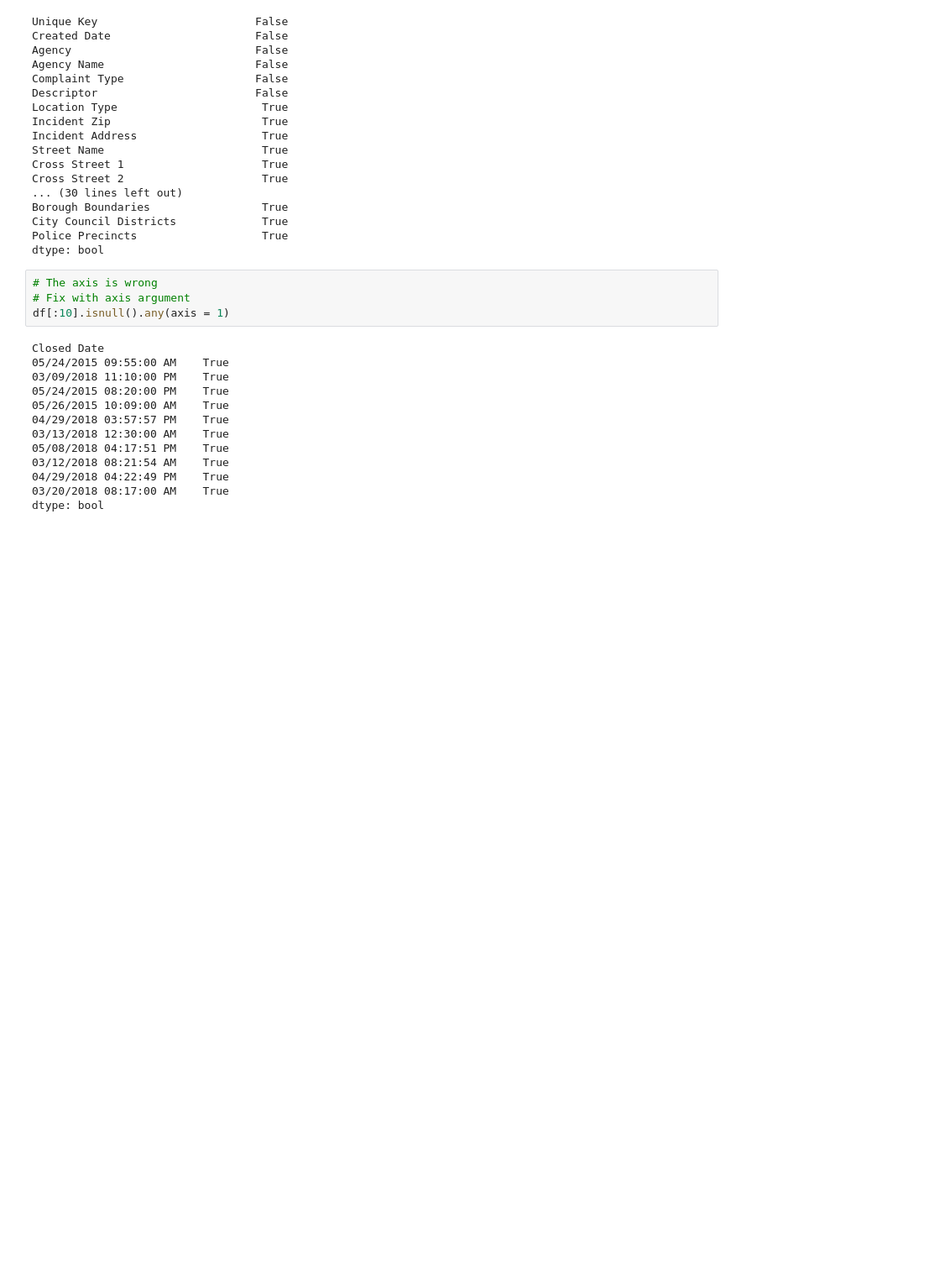
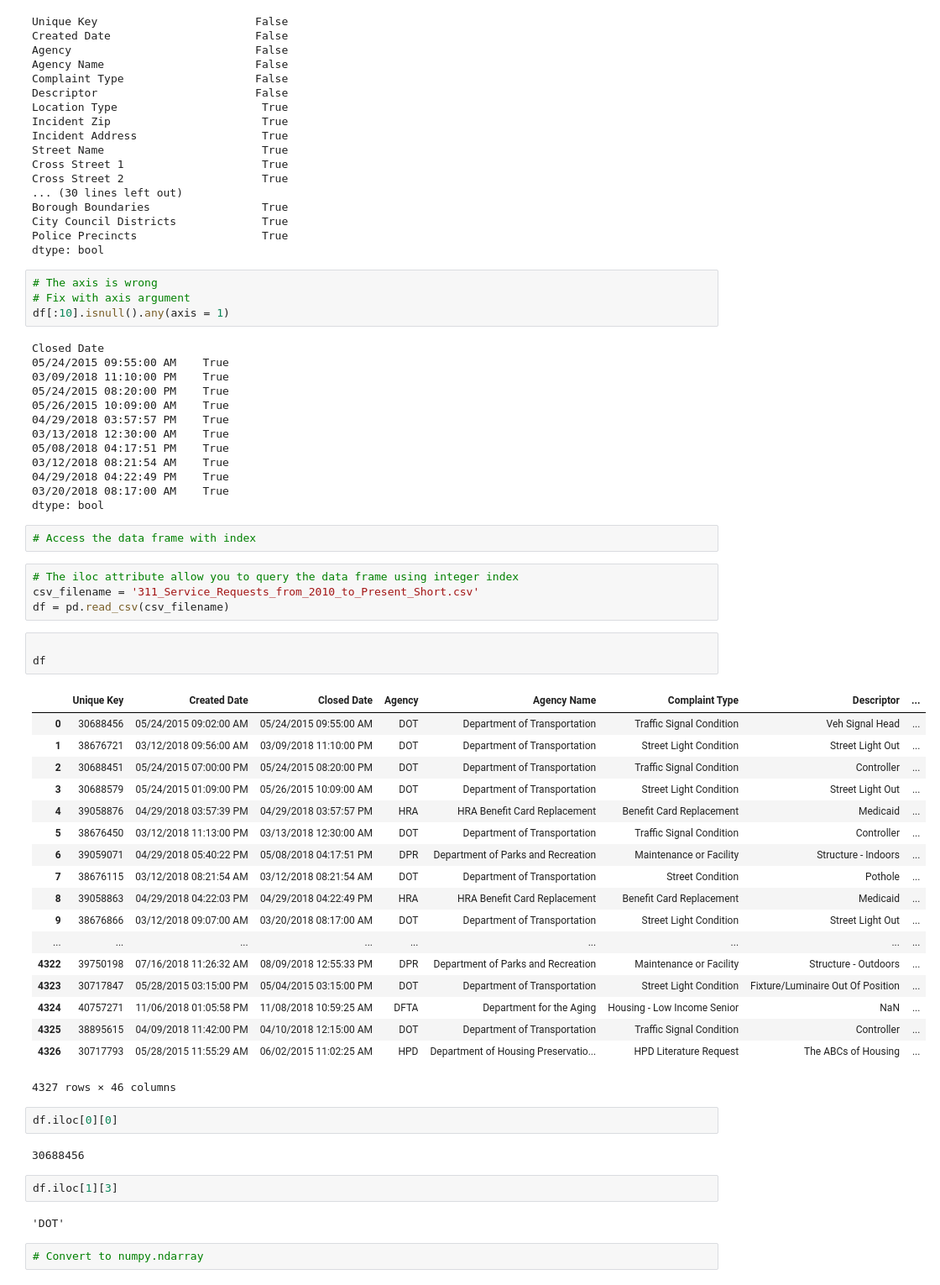
Before and after one commit to milochen0418/milo-education-python, a Jupyter notebook: Introduction to Pandas.ipynb, the cells around one changed output. Shown at 84% size. Cells and saved outputs as stored; diff of their text form; blank space fills up the shorter version.

```diff
--- a/Introduction to Pandas.ipynb
+++ b/Introduction to Pandas.ipynb
@@ -375,3 +375,41 @@ Closed Date
 04/29/2018 04:22:49 PM    True
 03/20/2018 08:17:00 AM    True
 dtype: bool
+# %%
+# Access the data frame with index
+# %%
+# The iloc attribute allow you to query the data frame using integer index
+csv_filename = '311_Service_Requests_from_2010_to_Present_Short.csv'
+df = pd.read_csv(csv_filename)
+# %%
+
+df
+# %% [output]
+|  | Unique Key | Created Date | Closed Date | Agency | Agency Name | Complaint Type | Descriptor | ... |
+| 0 | 30688456 | 05/24/2015 09:02:00 AM | 05/24/2015 09:55:00 AM | DOT | Department of Transportation | Traffic Signal Condition | Veh Signal Head | ... |
+| 1 | 38676721 | 03/12/2018 09:56:00 AM | 03/09/2018 11:10:00 PM | DOT | Department of Transportation | Street Light Condition | Street Light Out | ... |
+| 2 | 30688451 | 05/24/2015 07:00:00 PM | 05/24/2015 08:20:00 PM | DOT | Department of Transportation | Traffic Signal Condition | Controller | ... |
+| 3 | 30688579 | 05/24/2015 01:09:00 PM | 05/26/2015 10:09:00 AM | DOT | Department of Transportation | Street Light Condition | Street Light Out | ... |
+| 4 | 39058876 | 04/29/2018 03:57:39 PM | 04/29/2018 03:57:57 PM | HRA | HRA Benefit Card Replacement | Benefit Card Replacement | Medicaid | ... |
+| 5 | 38676450 | 03/12/2018 11:13:00 PM | 03/13/2018 12:30:00 AM | DOT | Department of Transportation | Traffic Signal Condition | Controller | ... |
+| 6 | 39059071 | 04/29/2018 05:40:22 PM | 05/08/2018 04:17:51 PM | DPR | Department of Parks and Recreation | Maintenance or Facility | Structure - Indoors | ... |
+| 7 | 38676115 | 03/12/2018 08:21:54 AM | 03/12/2018 08:21:54 AM | DOT | Department of Transportation | Street Condition | Pothole | ... |
+| 8 | 39058863 | 04/29/2018 04:22:03 PM | 04/29/2018 04:22:49 PM | HRA | HRA Benefit Card Replacement | Benefit Card Replacement | Medicaid | ... |
+| 9 | 38676866 | 03/12/2018 09:07:00 AM | 03/20/2018 08:17:00 AM | DOT | Department of Transportation | Street Light Condition | Street Light Out | ... |
+| ... | ... | ... | ... | ... | ... | ... | ... | ... |
+| 4322 | 39750198 | 07/16/2018 11:26:32 AM | 08/09/2018 12:55:33 PM | DPR | Department of Parks and Recreation | Maintenance or Facility | Structure - Outdoors | ... |
+| 4323 | 30717847 | 05/28/2015 03:15:00 PM | 05/04/2015 03:15:00 PM | DOT | Department of Transportation | Street Light Condition | Fixture/Luminaire Out Of Position | ... |
+| 4324 | 40757271 | 11/06/2018 01:05:58 PM | 11/08/2018 10:59:25 AM | DFTA | Department for the Aging | Housing - Low Income Senior | NaN | ... |
+| 4325 | 38895615 | 04/09/2018 11:42:00 PM | 04/10/2018 12:15:00 AM | DOT | Department of Transportation | Traffic Signal Condition | Controller | ... |
+| 4326 | 30717793 | 05/28/2015 11:55:29 AM | 06/02/2015 11:02:25 AM | HPD | Department of Housing Preservatio... | HPD Literature Request | The ABCs of Housing | ... |
+4327 rows × 46 columns
+# %%
+df.iloc[0][0]
+# %% [output]
+30688456
+# %%
+df.iloc[1][3]
+# %% [output]
+'DOT'
+# %%
+# Convert to numpy.ndarray
```
Also changed, not shown: parts of 3 cells of this notebook, 2 other files.
